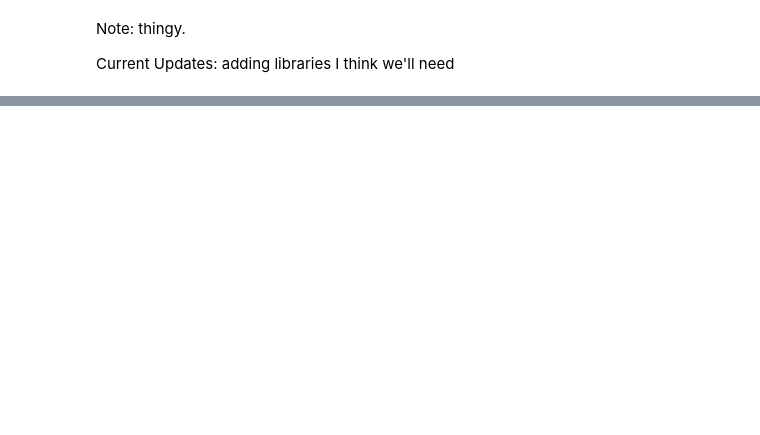
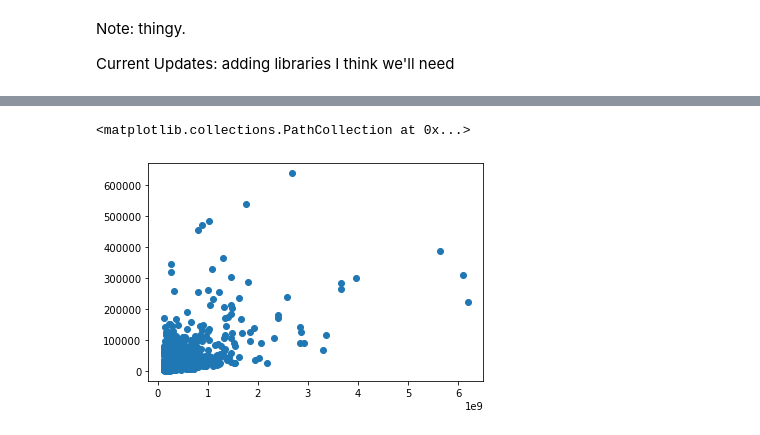
Before and after one commit to BeanutPutters/BeanutPutters.github.io, a Jupyter notebook: project0/Final.ipynb, the cells around one changed output, grey strips where cells are left out. Saved outputs shown, nothing was run; the diff lists cells and outputs as text; code cells hidden in the pictures; blank space fills up the shorter version.

```diff
--- a/project0/Final.ipynb
+++ b/project0/Final.ipynb
@@ -36,0 +42,5 @@ data
+# %%
+plt.scatter(data["Watch time(Minutes)"], data["Peak viewers"])
+# %% [output]
+<matplotlib.collections.PathCollection at 0x...>
+[figure, added]
```
Also changed, not shown: parts of 7 cells of this notebook.
